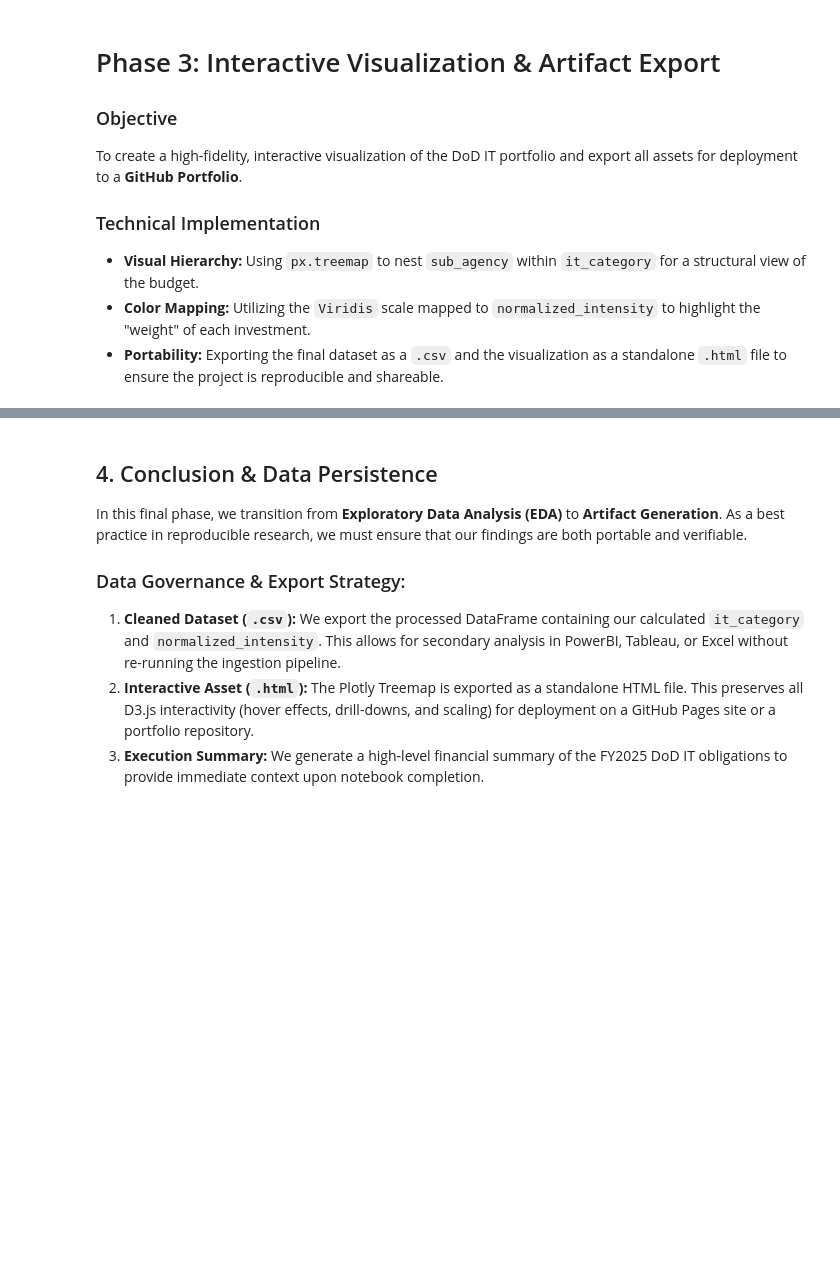
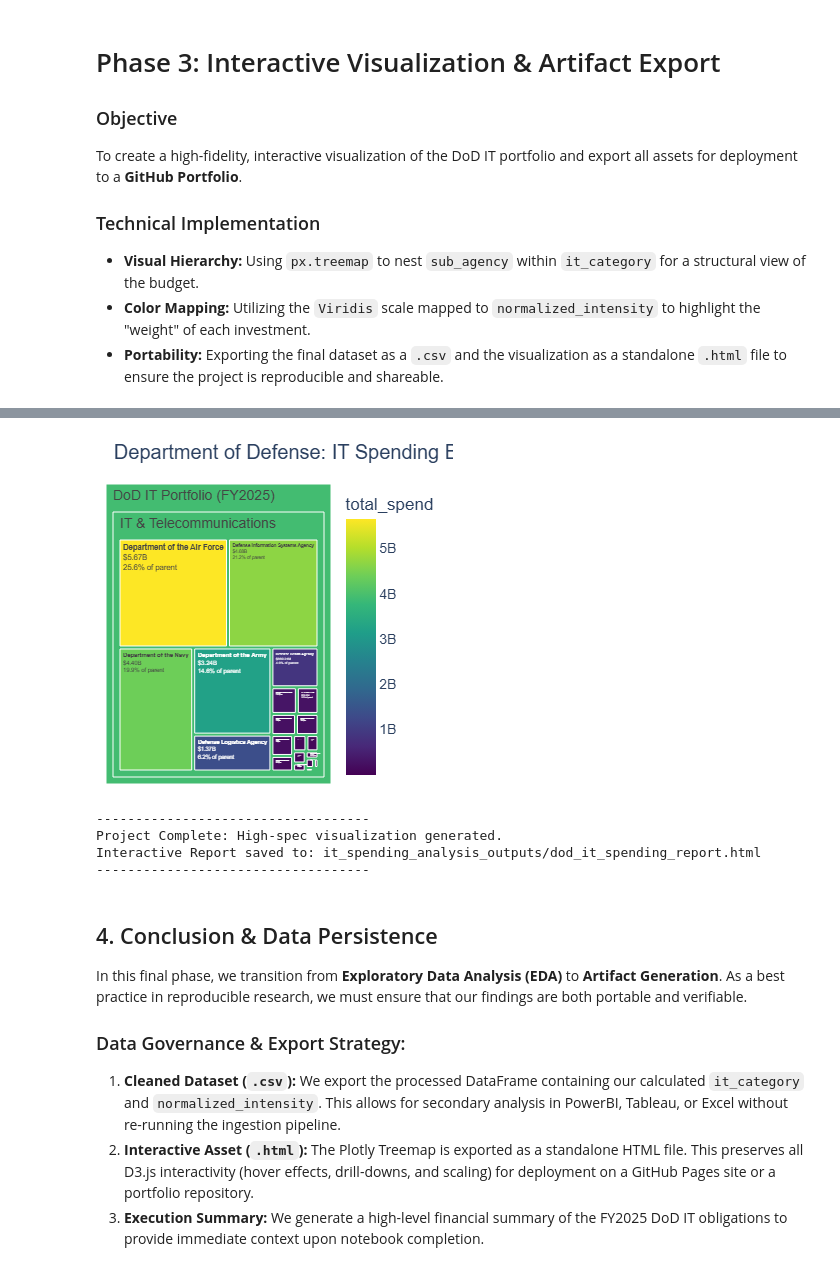
Before and after one commit to zerowood/DoD-IT-Spending-Analysis, a Jupyter notebook: notebooks/federal_agencies_spend_treemap.ipynb, the cells around one changed output, grey strips where cells are left out. Cells and saved outputs as stored; diff of their text form; code cells hidden in the pictures; blank space fills up the shorter version.

```diff
--- a/notebooks/federal_agencies_spend_treemap.ipynb
+++ b/notebooks/federal_agencies_spend_treemap.ipynb
@@ -201,6 +331,53 @@ Step 3 Complete: All artifacts generated.
 Data saved to: it_spending_analysis_outputs/dod_it_cleaned_data.csv
 Interactive Viz saved to: it_spending_analysis_outputs/dod_it_treemap_viz.html
 ------------------------------
+# %%
+# --- Step 3: High-Spec Interactive Visualization ---
+
+# 1. Create the Treemap
+# Logic: We use 'total_spend' for box size calculation and
+# 'formatted_amount' for the human-readable text labels.
+fig = px.treemap(
+    df_cleaned,
+    path=[px.Constant("DoD IT Portfolio (FY2025)"), 'it_category', 'sub_agency'],
+    values='total_spend',
+    color='total_spend',
+    color_continuous_scale='Viridis',
+    title='Department of Defense: IT Spending Breakdown by Sub-Agency',
+    custom_data=['formatted_amount']
+)
+
+# 2. Logic: The UI Injector
+# This tells Plotly: "Ignore your default numbers; use my custom strings."
+fig.update_traces(
+    texttemplate="<b>%{label}</b><br>%{customdata[0]}<br>%{percentParent:.1%} of parent",
+    hovertemplate="<b>%{label}</b><br>Total Spend: %{customdata[0]}<extra></extra>"
+)
+
+# 3. Refine Layout for Professional Presentation
+fig.update_layout(
+    margin=dict(t=50, l=10, r=10, b=10),
+    font=dict(family="Arial", size=14),
+    paper_bgcolor="white"
+)
+
+# 4. Display and Export
+fig.show()
+
+# Automated Artifact Export using your Global Config path
+report_path = f"{OUTPUT_DIR}/dod_it_spending_report.html"
+fig.write_html(report_path)
+
+print("-" * 35)
+print(f"Project Complete: High-spec visualization generated.")
+print(f"Interactive Report saved to: {report_path}")
+print("-" * 35)
+# %% [output]
+[figure, added]
+-----------------------------------
+Project Complete: High-spec visualization generated.
+Interactive Report saved to: it_spending_analysis_outputs/dod_it_spending_report.html
+-----------------------------------
 # %% [markdown]
 ## 4. Conclusion & Data Persistence
 
```
Also changed, not shown: parts of 10 cells of this notebook, 10 other files.
